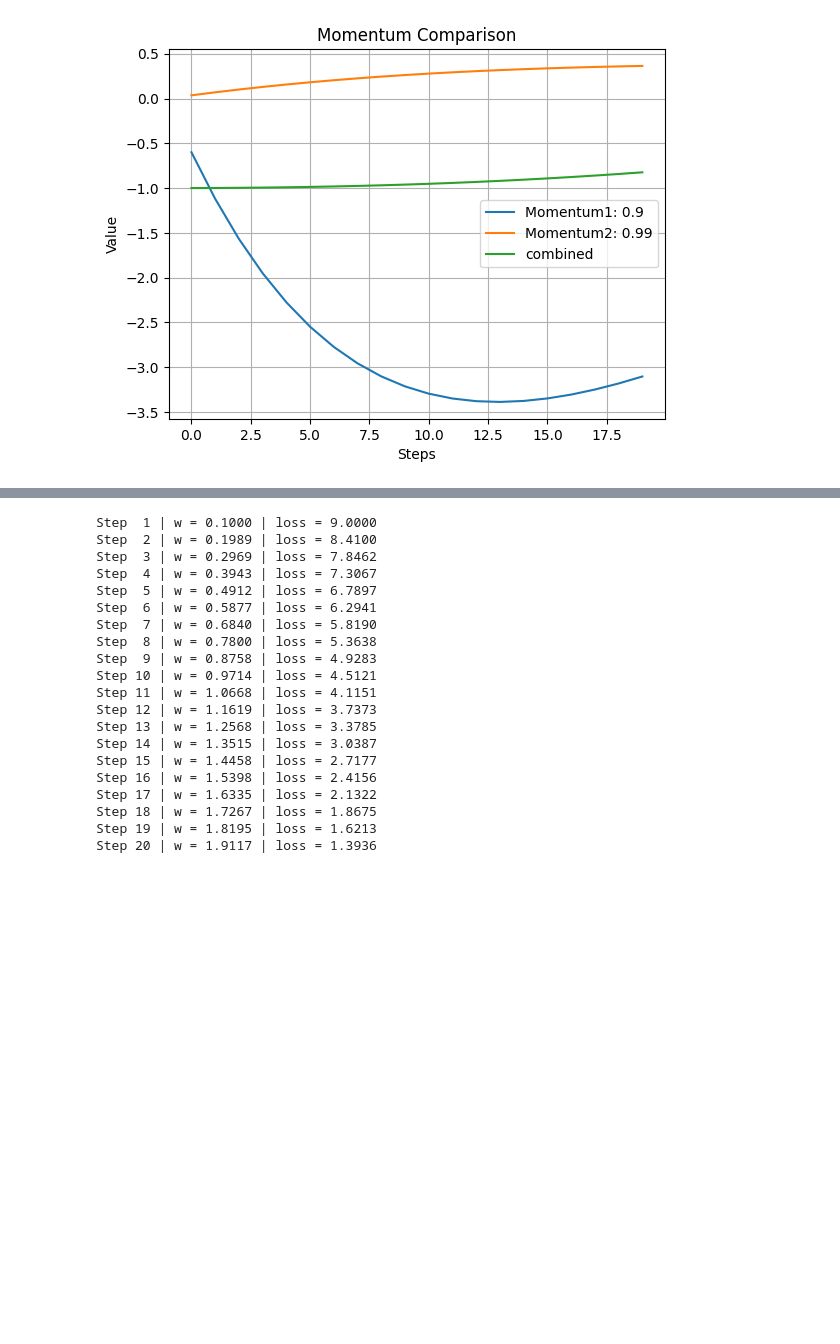
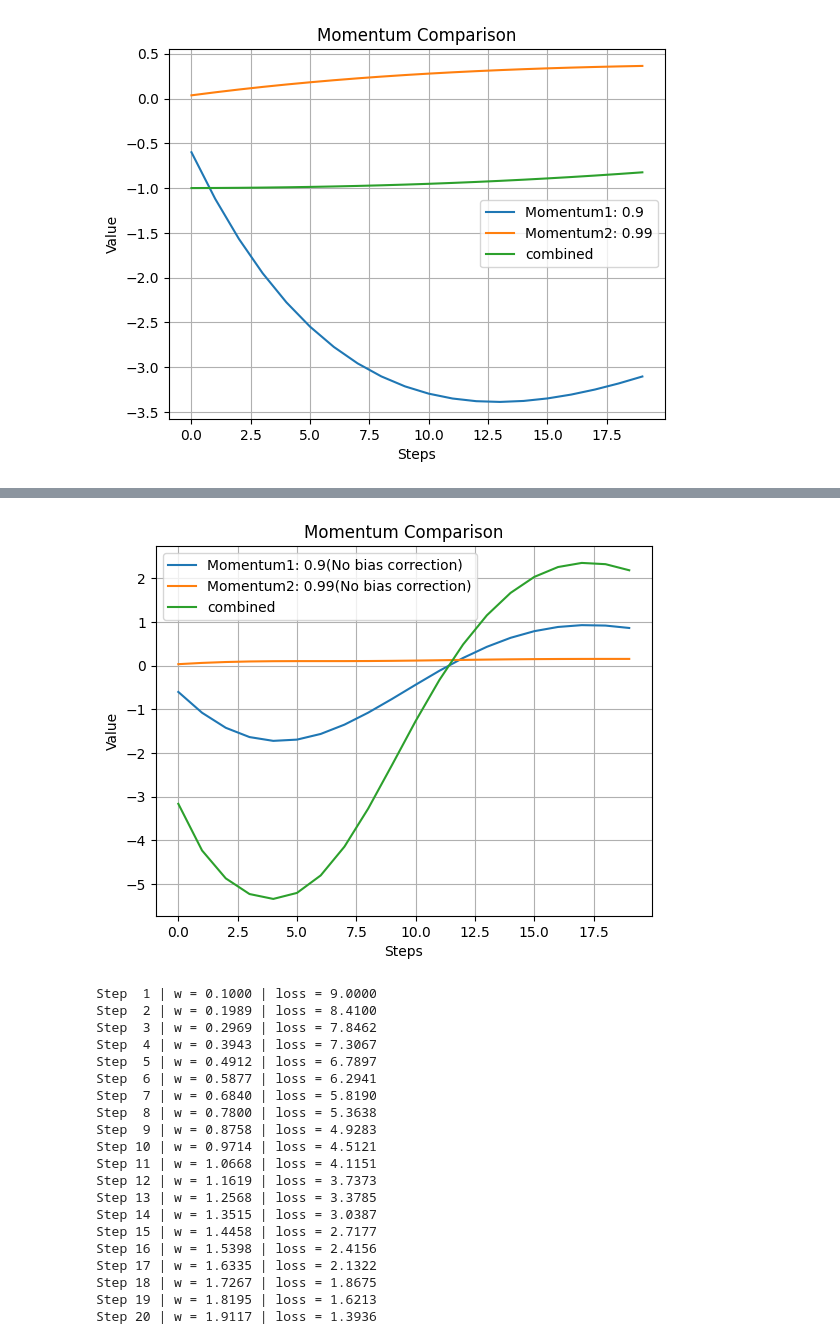
Before and after one commit to dominiksakic/zero_to_hero, a Jupyter notebook: adv_02_adam.ipynb, the cells around one changed output, grey strips where cells are left out. Cells and saved outputs as stored; diff of their text form; code cells hidden in the pictures; blank space fills up the shorter version.

Commit message:
feat: add a example, without bias correction.

```diff
--- a/adv_02_adam.ipynb
+++ b/adv_02_adam.ipynb
@@ -337,3 +337,43 @@ Step 18 | w = 1.7140 | loss = 1.8826
 Step 19 | w = 1.7982 | loss = 1.6539
 Step 20 | w = 1.8806 | loss = 1.4443
 [figure]
+# %%
+w = torch.tensor(0.0, requires_grad=True)
+lr = 0.1
+beta1 = 0.9
+beta2 = 0.999
+eps = 1e-8
+m = torch.tensor(0.0)  # first moment
+v = torch.tensor(0.0)  # second moment
+
+momentum1, momentum2 = [], []
+combined = []
+
+for t in range(1, 21):
+    loss = loss_fn(w)
+    loss.backward()
+
+    with torch.no_grad():
+        g = w.grad
+        m = beta1 * m + (1 - beta1) * g
+        v = beta2 * v + (1 - beta2) * g**2
+
+        interim = m / (v.sqrt() + eps)
+        w -= lr * m / (v.sqrt() + eps)
+        w.grad.zero_()
+
+    combined.append(interim.item())
+    momentum1.append(m.item())
+    momentum2.append(v.item())
+    print(f"Step {t:2d} | w = {w.item():.4f} | loss = {loss.item():.4f}")
+
+plt.plot(momentum1, label="Momentum1: 0.9(No bias correction)")
+plt.plot(momentum2, label="Momentum2: 0.99(No bias correction)")
+plt.plot(combined, label="combined")
+plt.title("Momentum Comparison")
+plt.xlabel("Steps")
+plt.ylabel("Value")
+plt.legend()
+plt.grid(True)
+plt.show()
+# %% [output]
@@ -340,3 +400,4 @@ Step 20 | w = 1.8806 | loss = 1.4443
+[figure, added]
 # %%
 w = torch.tensor(0.0, requires_grad=True)
 lr = 0.1
```
Also changed, not shown: parts of 1 cell of this notebook.
